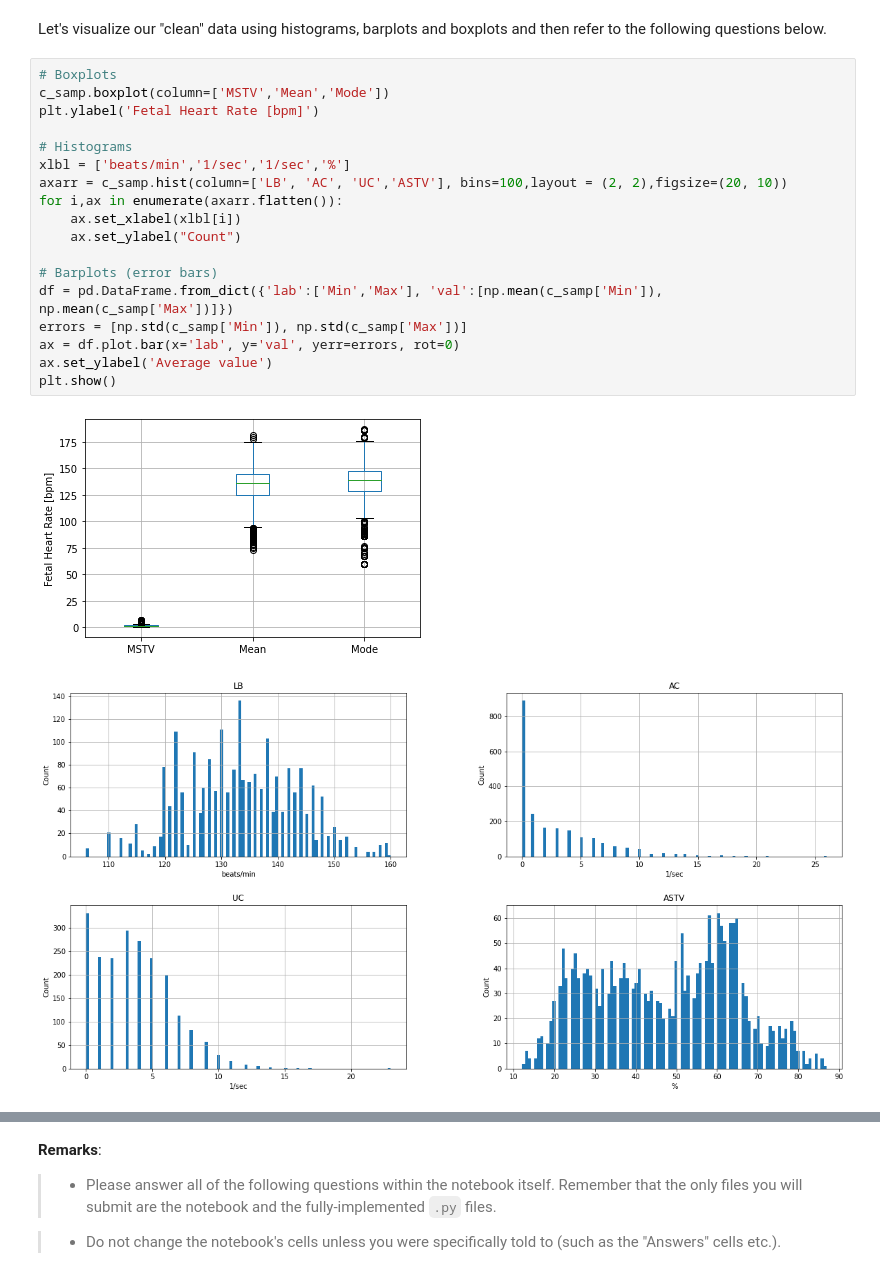
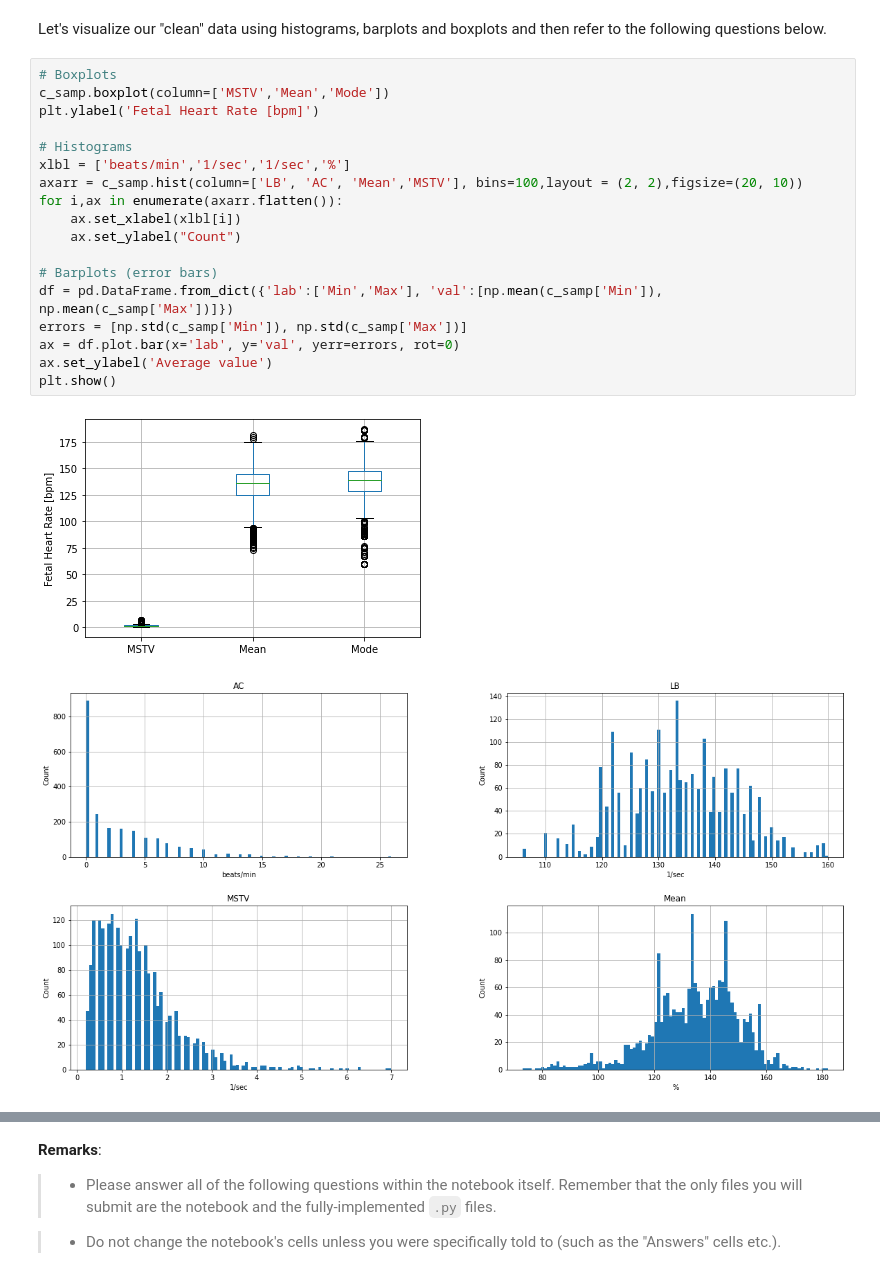
Before and after one commit to mlh-master/hw1_mlh-ameer-shaked, a Jupyter notebook: HW1.ipynb, the cells around one changed output, grey strips where cells are left out. Drawn from its saved outputs; the diff is of its cells as text.

```diff
--- a/HW1.ipynb
+++ b/HW1.ipynb
@@ -116,24 +126,24 @@ Let's visualize our "clean" data using histograms, barplots and boxplots and the
 # %%
 # Boxplots
 c_samp.boxplot(column=['MSTV','Mean','Mode'])
 plt.ylabel('Fetal Heart Rate [bpm]')
 
 # Histograms
 xlbl = ['beats/min','1/sec','1/sec','%']
-axarr = c_samp.hist(column=['LB', 'AC', 'UC','ASTV'], bins=100,layout = (2, 2),figsize=(20, 10))
+axarr = c_samp.hist(column=['LB', 'AC', 'Mean','MSTV'], bins=100,layout = (2, 2),figsize=(20, 10))
 for i,ax in enumerate(axarr.flatten()):
     ax.set_xlabel(xlbl[i])
     ax.set_ylabel("Count")
 
 # Barplots (error bars)
 df = pd.DataFrame.from_dict({'lab':['Min','Max'], 'val':[np.mean(c_samp['Min']), np.mean(c_samp['Max'])]})
 errors = [np.std(c_samp['Min']), np.std(c_samp['Max'])]
 ax = df.plot.bar(x='lab', y='val', yerr=errors, rot=0)
 ax.set_ylabel('Average value')
 plt.show()
 # %% [output]
 [figure]
-[figure, old version]
+[figure, new version]
 [figure]
 # %% [markdown]
 **Remarks**:
```
Also changed, not shown: parts of 11 cells of this notebook, 1 other file.
